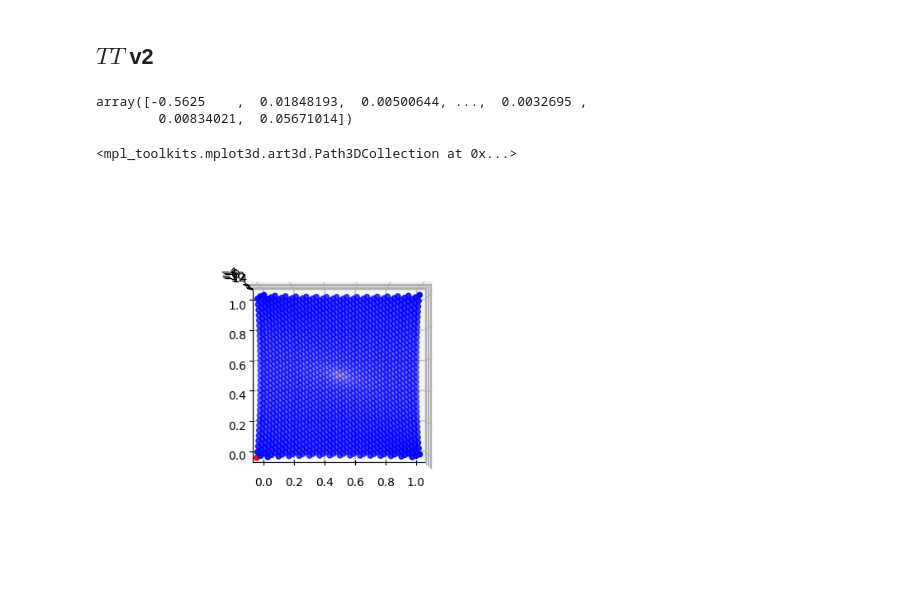
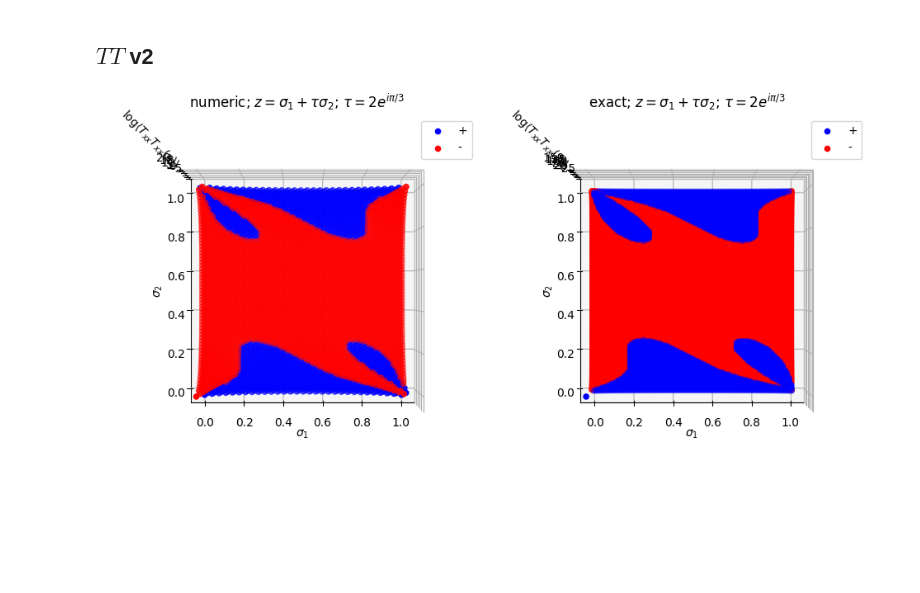
Before and after one commit to nobuyukimatsumoto68/fermion, a Jupyter notebook: analysis/analysis_combined.ipynb, the cells around one changed output. Saved outputs shown, nothing was run; the diff lists cells and outputs as text; code cells hidden in the pictures; blank space fills up the shorter version.

```diff
--- a/analysis/analysis_combined.ipynb
+++ b/analysis/analysis_combined.ipynb
@@ -923,12 +937,0 @@ EE = np.loadtxt("../data/m0.000000Lx48Ly96alat0.010000nu3EE.dat")
-# %%
-E0E0 = np.loadtxt("../data/m0.000000Lx48Ly96alat0.010000nu3E0E0.dat")
-E0E1 = np.loadtxt("../data/m0.000000Lx48Ly96alat0.010000nu3E0E1.dat")
-E0E2 = np.loadtxt("../data/m0.000000Lx48Ly96alat0.010000nu3E0E2.dat")
-#
-E1E0 = np.loadtxt("../data/m0.000000Lx48Ly96alat0.010000nu3E1E0.dat")
-E1E1 = np.loadtxt("../data/m0.000000Lx48Ly96alat0.010000nu3E1E1.dat")
-E1E2 = np.loadtxt("../data/m0.000000Lx48Ly96alat0.010000nu3E1E2.dat")
-#
-E2E0 = np.loadtxt("../data/m0.000000Lx48Ly96alat0.010000nu3E2E0.dat")
-E2E1 = np.loadtxt("../data/m0.000000Lx48Ly96alat0.010000nu3E2E1.dat")
-E2E2 = np.loadtxt("../data/m0.000000Lx48Ly96alat0.010000nu3E2E2.dat")
@@ -946,11 +940,5 @@ tmp = np.array([[ [xx, yy, TTconn(xx+tau*yy) ] for xx in np.arange(0,Lx)/Lx] for
 tmp2 = tmp.flatten()
 TTconn_analytic=np.array(np.split(tmp2, tmp2.shape[0]/3))
 # %%
-Tn0Tn0 = K0K0 + 0.5*(K0E+K0E0) # - 0.5*(EK0+E0K0) + 0.25*(EE+EE0+E0E+E0E0)
+Tn0Tn0 = K0K0 - 0.5*(K0E+K0E0) - 0.5*(EK0+E0K0) + 0.25*(EE+EE0+E0E+E0E0)
+TnxxTnxx = (2.0*np.pi)**2 * 1.0 / alat**2 * 1.0/r**4 * np.array(Tn0Tn0)
-# %%
-TnxxTnxx = (2.0*np.pi)**2/(9.0*alat**2) * 1.0/r**4 * np.array(Tn0Tn0)
-# %%
-EE.T[2]
-# %% [output]
-array([-0.5625    ,  0.01848193,  0.00500644, ...,  0.0032695 ,
-        0.00834021,  0.05671014])
@@ -957,14 +949,40 @@ array([-0.5625    ,  0.01848193,  0.00500644, ...,  0.0032695 ,
 # %%
 plt.close()
 fig = plt.figure(figsize=plt.figaspect(0.5))
 
 #################
 
 ax = fig.add_subplot(121, projection='3d')
 ax.view_init(elev=90., azim=-90)
 
-ax.scatter(K0K0.T[0]/Lx, K0K0.T[1]/Ly, np.log(np.real(K0K0.T[2])), c='b', marker='o', label="+")
-ax.scatter(K0K0.T[0]/Lx, K0K0.T[1]/Ly, np.log(-np.real(K0K0.T[2])), c='r', marker='o', label="-")
+ax.scatter(K0K0.T[0]/Lx, K0K0.T[1]/Ly, np.log(TnxxTnxx.T[2]), c='b', marker='o', label="+")
+ax.scatter(K0K0.T[0]/Lx, K0K0.T[1]/Ly, np.log(-TnxxTnxx.T[2]), c='r', marker='o', label="-")
+
+ax.legend()
+ax.set_xlabel("$\\sigma_1$")
+ax.set_ylabel("$\\sigma_2$")
+ax.set_zlabel("${\\rm log} \\langle T_{xx}T_{xx}(z) \\rangle$")
+ax.set_title("numeric; $z=\\sigma_1+\\tau \\sigma_2$; $\\tau = 2e^{i\\pi/3}$")
+
+#################
+
+ax = fig.add_subplot(122, projection='3d')
+ax.view_init(elev=90., azim=-90)
+
+ax.scatter(TTconn_analytic.T[0], TTconn_analytic.T[1], np.log(2.0*np.real(TTconn_analytic.T[2])),
+           c='b', marker='o', label="+")
+ax.scatter(TTconn_analytic.T[0], TTconn_analytic.T[1], np.log(-2.0*np.real(TTconn_analytic.T[2])),
+           c='r', marker='o', label="-")
+
+ax.legend()
+ax.set_xlabel("$\\sigma_1$")
+ax.set_ylabel("$\\sigma_2$")
+ax.set_zlabel("${\\rm log} \\langle T_{xx}T_{xx}(z) \\rangle$")
+ax.set_title("exact; $z=\\sigma_1+\\tau \\sigma_2$; $\\tau = 2e^{i\\pi/3}$")
+
+#################
+
+fig.tight_layout()
+# plt.savefig('../plt/TxxTxx_above.pdf',bbox_inches='tight')
 # %% [output]
-<mpl_toolkits.mplot3d.art3d.Path3DCollection at 0x...>
-[figure, old version]
+[figure, new version]
```
Also changed, not shown: parts of 50 cells of this notebook, 5 other files.
